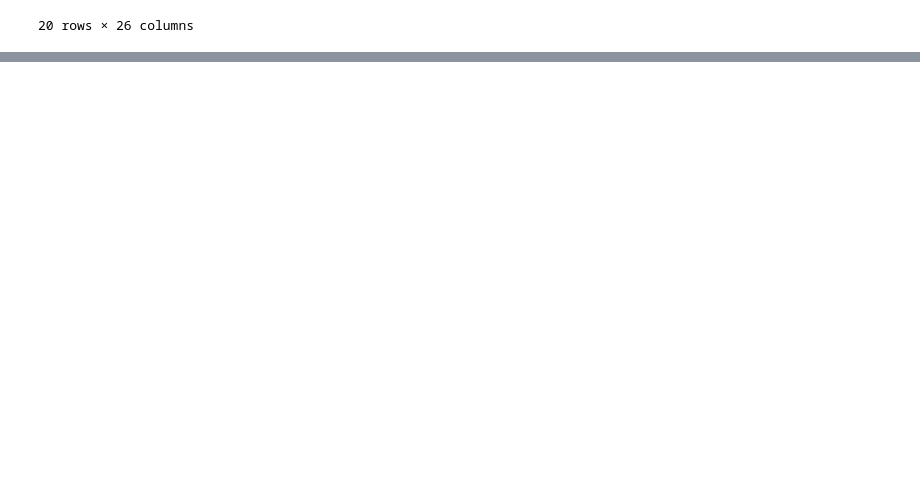
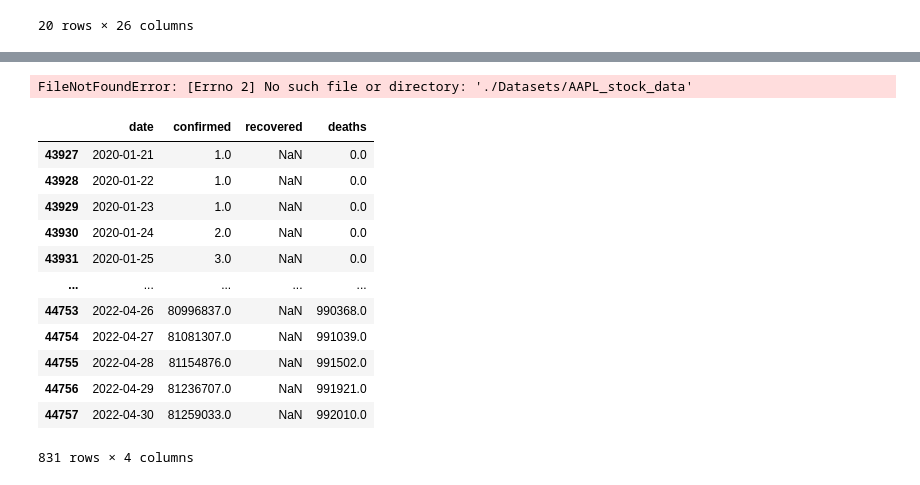
Before and after one commit to mujiexu2/ELEC0136-Assignment, a Jupyter notebook: assignment.ipynb, the cells around one changed output, grey strips where cells are left out. Saved outputs shown, nothing was run; the diff lists cells and outputs as text; code cells hidden in the pictures; blank space fills up the shorter version.

```diff
--- a/assignment.ipynb
+++ b/assignment.ipynb
@@ -450,0 +371,9 @@ def acquire():
+# %%
+price=stock_data['Close']
+day=price.resample('D').asfreq()
+day[:10]
+
+stock_path=open('./Datasets/AAPL_stock_data','rb')
+stock_time_series=pickle.load(stock_path)
+# %% [output]
+FileNotFoundError: [Errno 2] No such file or directory: './Datasets/AAPL_stock_data'
@@ -450,0 +388,19 @@ def acquire():
+# %%
+covid_path=open('./Datasets/Covid.pkl','rb')
+covid_time_series=pickle.load(covid_path)
+covid_time_series=covid_time_series[['date', 'confirmed', 'recovered', 'deaths']]
+covid_time_series
+# %% [output]
+|  | date | confirmed | recovered | deaths |
+| 43927 | 2020-01-21 | 1.0 | NaN | 0.0 |
+| 43928 | 2020-01-22 | 1.0 | NaN | 0.0 |
+| 43929 | 2020-01-23 | 1.0 | NaN | 0.0 |
+| 43930 | 2020-01-24 | 2.0 | NaN | 0.0 |
+| 43931 | 2020-01-25 | 3.0 | NaN | 0.0 |
+| ... | ... | ... | ... | ... |
+| 44753 | 2022-04-26 | 80996837.0 | NaN | 990368.0 |
+| 44754 | 2022-04-27 | 81081307.0 | NaN | 991039.0 |
+| 44755 | 2022-04-28 | 81154876.0 | NaN | 991502.0 |
+| 44756 | 2022-04-29 | 81236707.0 | NaN | 991921.0 |
+| 44757 | 2022-04-30 | 81259033.0 | NaN | 992010.0 |
+831 rows × 4 columns
```
Also changed, not shown: parts of 41 cells of this notebook, 9 other files.
